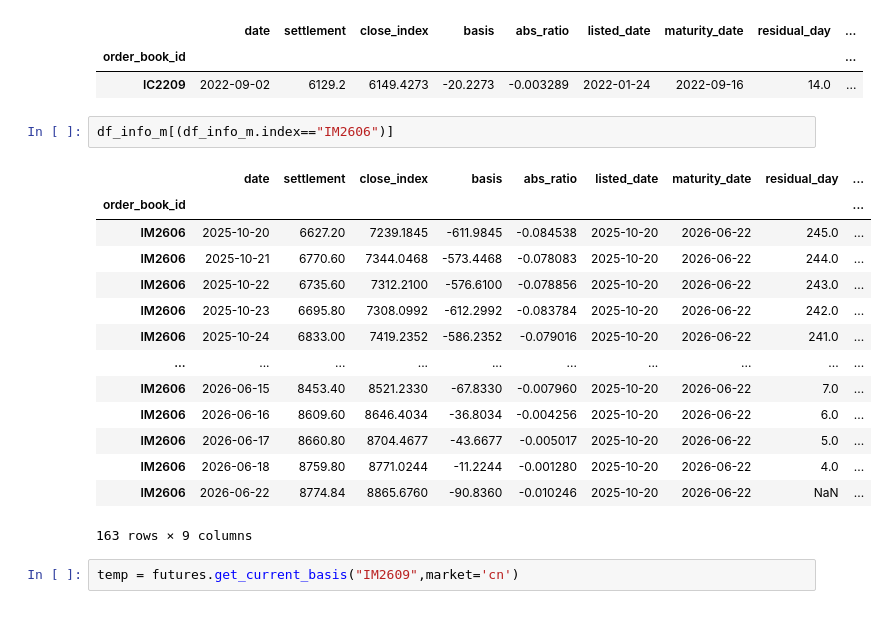
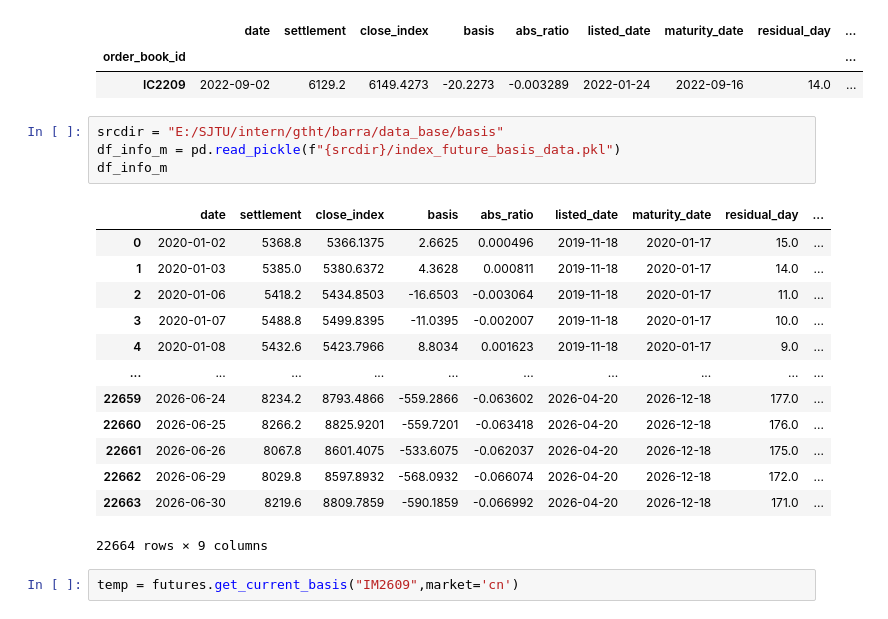
Before and after one commit to LeeSXS23456/REPOSITORY, a Jupyter notebook: data_extract.ipynb, the cells around one changed output. Saved outputs shown, nothing was run; the diff lists cells and outputs as text.

```diff
--- a/data_extract.ipynb
+++ b/data_extract.ipynb
@@ -1345,21 +1363,22 @@ df_info_m[(df_info_m.index=="IC2209")&(df_info_m["date"]=="2022-09-02")]
 | order_book_id |  |  |  |  |  |  |  |  | ... |
 | IC2209 | 2022-09-02 | 6129.2 | 6149.4273 | -20.2273 | -0.003289 | 2022-01-24 | 2022-09-16 | 14.0 | ... |
 # %%
-df_info_m[(df_info_m.index=="IM2606")]
+srcdir = "E:/SJTU/intern/gtht/barra/data_base/basis"
+df_info_m = pd.read_pickle(f"{srcdir}/index_future_basis_data.pkl")
+df_info_m
 # %% [output]
 |  | date | settlement | close_index | basis | abs_ratio | listed_date | maturity_date | residual_day | ... |
-| order_book_id |  |  |  |  |  |  |  |  | ... |
-| IM2606 | 2025-10-20 | 6627.20 | 7239.1845 | -611.9845 | -0.084538 | 2025-10-20 | 2026-06-22 | 245.0 | ... |
-| IM2606 | 2025-10-21 | 6770.60 | 7344.0468 | -573.4468 | -0.078083 | 2025-10-20 | 2026-06-22 | 244.0 | ... |
-| IM2606 | 2025-10-22 | 6735.60 | 7312.2100 | -576.6100 | -0.078856 | 2025-10-20 | 2026-06-22 | 243.0 | ... |
-| IM2606 | 2025-10-23 | 6695.80 | 7308.0992 | -612.2992 | -0.083784 | 2025-10-20 | 2026-06-22 | 242.0 | ... |
-| IM2606 | 2025-10-24 | 6833.00 | 7419.2352 | -586.2352 | -0.079016 | 2025-10-20 | 2026-06-22 | 241.0 | ... |
+| 0 | 2020-01-02 | 5368.8 | 5366.1375 | 2.6625 | 0.000496 | 2019-11-18 | 2020-01-17 | 15.0 | ... |
+| 1 | 2020-01-03 | 5385.0 | 5380.6372 | 4.3628 | 0.000811 | 2019-11-18 | 2020-01-17 | 14.0 | ... |
+| 2 | 2020-01-06 | 5418.2 | 5434.8503 | -16.6503 | -0.003064 | 2019-11-18 | 2020-01-17 | 11.0 | ... |
+| 3 | 2020-01-07 | 5488.8 | 5499.8395 | -11.0395 | -0.002007 | 2019-11-18 | 2020-01-17 | 10.0 | ... |
+| 4 | 2020-01-08 | 5432.6 | 5423.7966 | 8.8034 | 0.001623 | 2019-11-18 | 2020-01-17 | 9.0 | ... |
 | ... | ... | ... | ... | ... | ... | ... | ... | ... | ... |
-| IM2606 | 2026-06-15 | 8453.40 | 8521.2330 | -67.8330 | -0.007960 | 2025-10-20 | 2026-06-22 | 7.0 | ... |
-| IM2606 | 2026-06-16 | 8609.60 | 8646.4034 | -36.8034 | -0.004256 | 2025-10-20 | 2026-06-22 | 6.0 | ... |
-| IM2606 | 2026-06-17 | 8660.80 | 8704.4677 | -43.6677 | -0.005017 | 2025-10-20 | 2026-06-22 | 5.0 | ... |
-| IM2606 | 2026-06-18 | 8759.80 | 8771.0244 | -11.2244 | -0.001280 | 2025-10-20 | 2026-06-22 | 4.0 | ... |
-| IM2606 | 2026-06-22 | 8774.84 | 8865.6760 | -90.8360 | -0.010246 | 2025-10-20 | 2026-06-22 | NaN | ... |
+| 22659 | 2026-06-24 | 8234.2 | 8793.4866 | -559.2866 | -0.063602 | 2026-04-20 | 2026-12-18 | 177.0 | ... |
+| 22660 | 2026-06-25 | 8266.2 | 8825.9201 | -559.7201 | -0.063418 | 2026-04-20 | 2026-12-18 | 176.0 | ... |
+| 22661 | 2026-06-26 | 8067.8 | 8601.4075 | -533.6075 | -0.062037 | 2026-04-20 | 2026-12-18 | 175.0 | ... |
+| 22662 | 2026-06-29 | 8029.8 | 8597.8932 | -568.0932 | -0.066074 | 2026-04-20 | 2026-12-18 | 172.0 | ... |
+| 22663 | 2026-06-30 | 8219.6 | 8809.7859 | -590.1859 | -0.066992 | 2026-04-20 | 2026-12-18 | 171.0 | ... |
-163 rows × 9 columns
+22664 rows × 9 columns
 # %%
 temp = futures.get_current_basis("IM2609",market='cn')
```
Also changed, not shown: parts of 8 cells of this notebook.
